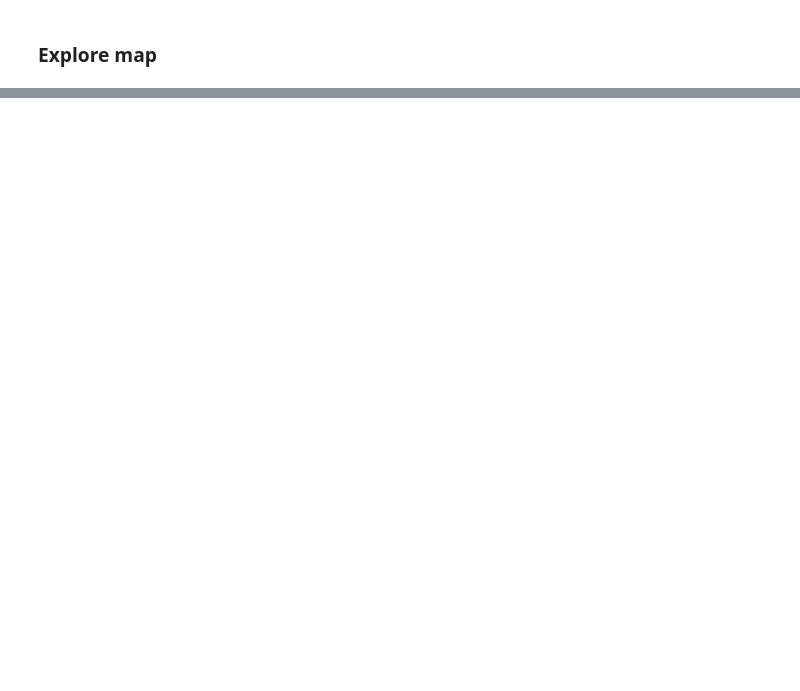
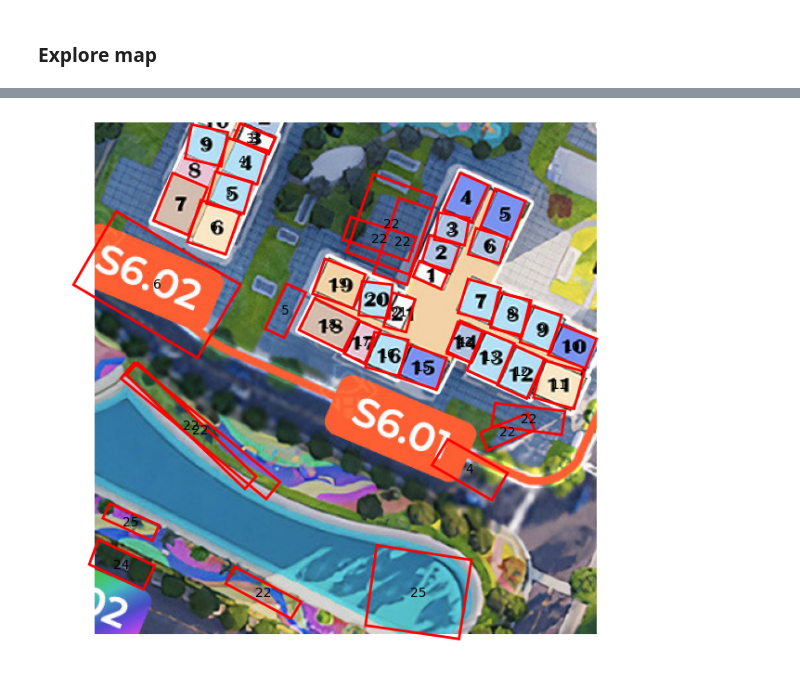
Before and after one commit to KhoaDoan120986/Analyzing-Design-Drawings, a Jupyter notebook: explore.ipynb, the cells around one changed output, grey strips where cells are left out. Saved outputs shown, nothing was run; the diff lists cells and outputs as text; code cells hidden in the pictures; blank space fills up the shorter version.

```diff
--- a/explore.ipynb
+++ b/explore.ipynb
@@ -106,18 +91,23 @@ def crop_image_from_info(building_code, floor_number, apartment_number):
 # %%
 def bbox_overlap(b1, b2, axis='y', margin=0):
-        if axis == 'x':
-            return not (b1[1][0]+margin < b2[0][0] or b2[1][0]+margin < b1[0][0])
-        else:
-            return not (b1[2][1]+margin < b2[0][1] or b2[2][1]+margin < b1[0][1])
+    if axis == 'x':
+        return not (b1[1][0]+margin < b2[0][0] or b2[1][0]+margin < b1[0][0])
+    else:
+        return not (b1[2][1]+margin < b2[0][1] or b2[2][1]+margin < b1[0][1])
 
 def crop_building(img, building_code):
     results = reader.readtext(img)
     results_sorted = sorted(results, key=lambda x: x[0][0][0])
     results_sorted = [(bbox, text.replace(",", ".")) for (bbox, text,_) in results_sorted]
+    results_sorted = [
+        (bbox, text.replace("5", "S") if "." in text else text)
+        for bbox, text in results_sorted
+    ]
 
     for bbox, text in results_sorted:
         if text == building_code:
-            return [text, bbox]
+            print("có trong mảng ocr")
+            return (bbox, text)
 
     chosen_results = []
     matched_chars = {}
@@ -276,24 +296,30 @@ plt.show()
 # %%
 yolo_results = yolo.predict(
     source=img_cropped,
     conf=0.4,
     imgsz=640,
     show=False,
     verbose=False
 )
 
 obb_array = yolo_results[0].obb.xyxyxyxyn.cpu().numpy()
 class_ids = yolo_results[0].obb.cls.cpu().numpy().astype(int)
 
-centers = obb_array.reshape(-1, 4, 2).mean(axis=1)
-clustering = DBSCAN(eps=0.1, min_samples=1).fit(centers)
-labels = clustering.labels_
+img_vis = img_cropped.copy()
+h, w = img_vis.shape[:2]
+plt.figure(figsize=(8,8))
+plt.imshow(img_vis)
+plt.axis('off')
 
-cluster_counts = Counter(labels)
-largest_cluster = max(cluster_counts, key=cluster_counts.get)
-print(f"Cluster có nhiều sample nhất: {largest_cluster}, với {cluster_counts[largest_cluster]} mẫu")
+for obb, cls_id in zip(obb_array, class_ids):
+    coords = obb.reshape(4,2).copy()
+    coords[:,0] *= w
+    coords[:,1] *= h
+    tmp = coords.astype(np.int32)
+    plt.fill(tmp[:,0], tmp[:,1], edgecolor='red', fill=False, linewidth=2)
+    cx, cy = tmp[:,0].mean(), tmp[:,1].mean()
+    plt.text(cx, cy, str(cls_id + 1), color='black', fontsize=10, ha='center', va='center')
 
-obb_largest = obb_array[labels == largest_cluster]
-cls_largest = class_ids[labels == largest_cluster]
-
-print("Các nhãn (class) trong cluster lớn nhất:", cls_largest)
+plt.show()
+# %% [output]
+[figure, added]
```
Also changed, not shown: parts of 9 cells of this notebook, 2 other files.
